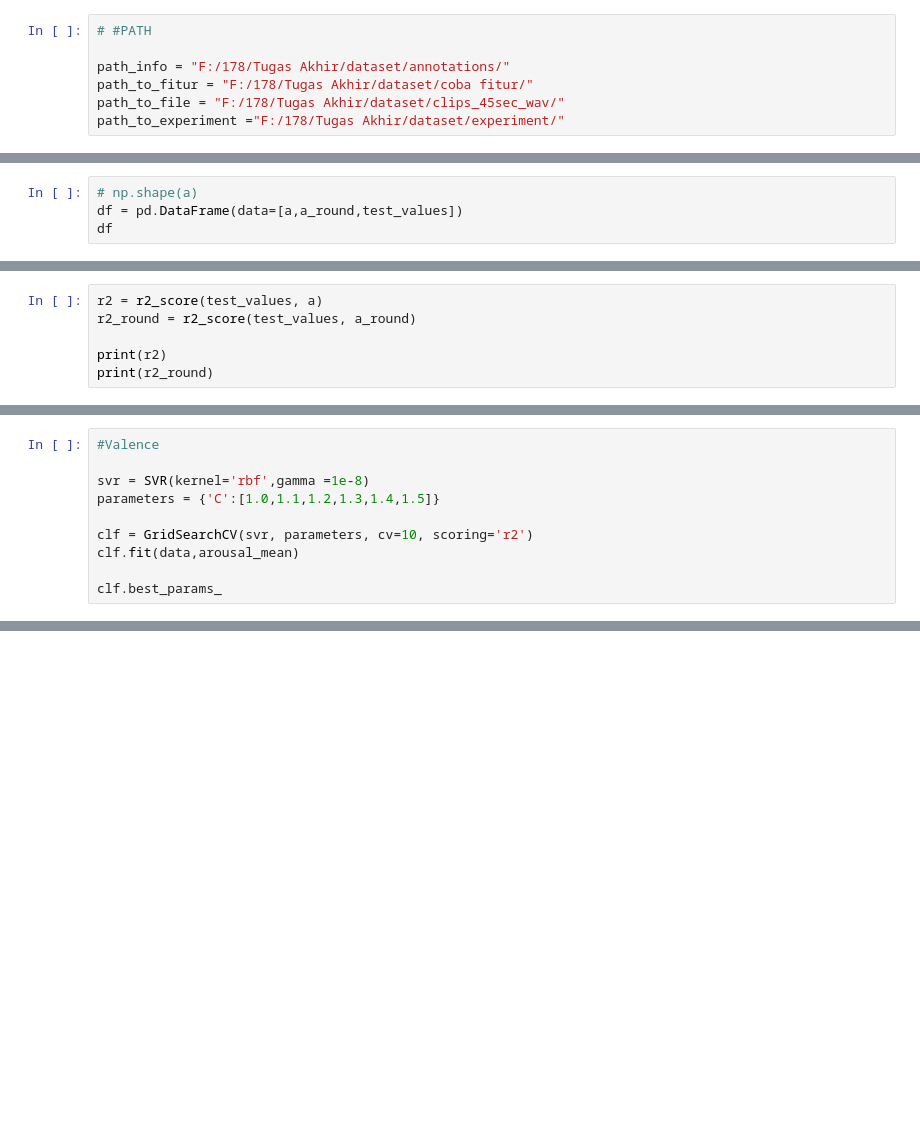
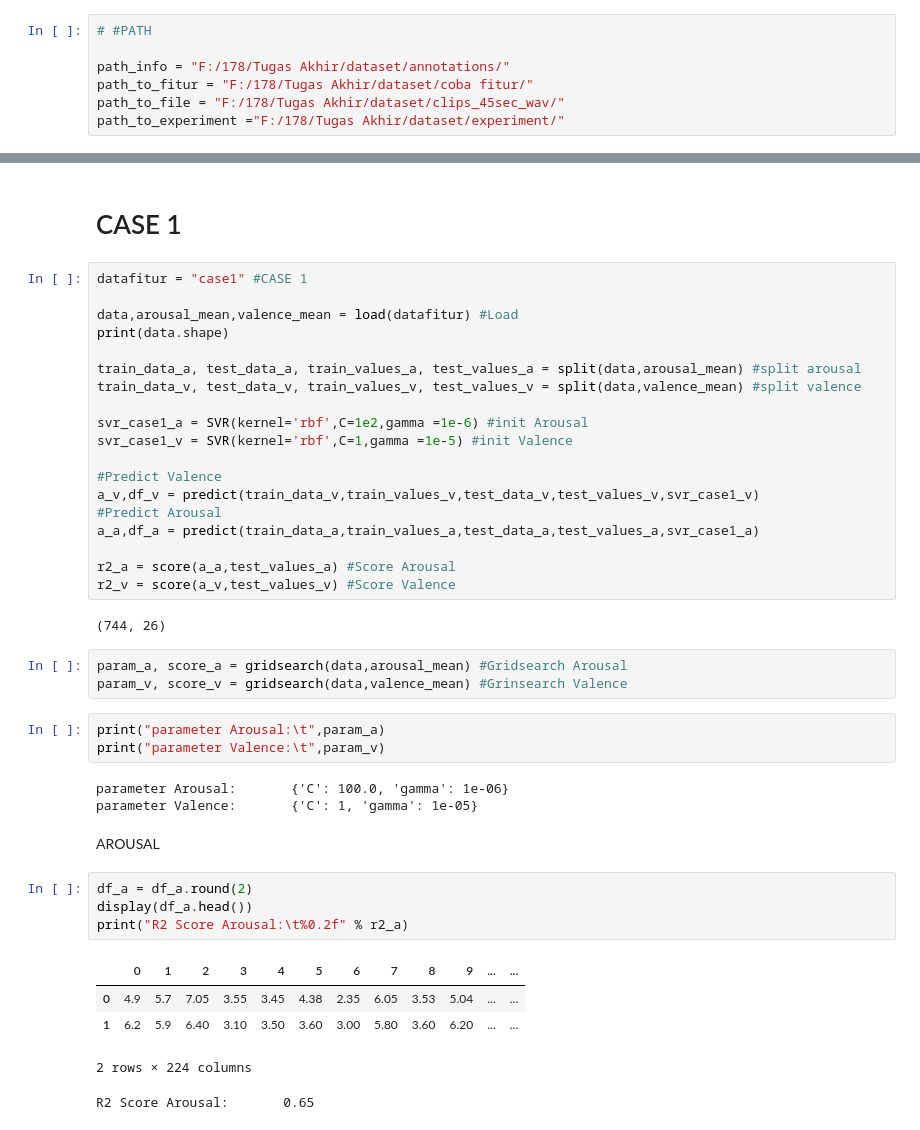
Before and after one commit to TegarSU/AsikYesAjigile, a Jupyter notebook: TrySVR.ipynb, the cells around one changed output, grey strips where cells are left out. Saved outputs shown, nothing was run; the diff lists cells and outputs as text; blank space fills up the shorter version.

```diff
--- a/TrySVR.ipynb
+++ b/TrySVR.ipynb
@@ -68,4 +18,0 @@ a_round = a.round(1)
-# %%
-# np.shape(a)
-df = pd.DataFrame(data=[a,a_round,test_values])
-df
@@ -78,6 +18,0 @@ df
-# %%
-r2 = r2_score(test_values, a)
-r2_round = r2_score(test_values, a_round)
-
-print(r2)
-print(r2_round)
@@ -102,10 +18,0 @@ clf.best_params_
-# %%
-#Valence
-
-svr = SVR(kernel='rbf',gamma =1e-8)
-parameters = {'C':[1.0,1.1,1.2,1.3,1.4,1.5]}
-
-clf = GridSearchCV(svr, parameters, cv=10, scoring='r2')
-clf.fit(data,arousal_mean)
-
-clf.best_params_
@@ -144,0 +62,44 @@ print("R2 Score Valence: %0.2f (+/- %0.2f)" % (scores_vm.mean(), scores_vm.std()
+# %% [markdown]
+# CASE 1
+# %%
+datafitur = "case1" #CASE 1
+
+data,arousal_mean,valence_mean = load(datafitur) #Load
+print(data.shape)
+
+train_data_a, test_data_a, train_values_a, test_values_a = split(data,arousal_mean) #split arousal
+train_data_v, test_data_v, train_values_v, test_values_v = split(data,valence_mean) #split valence
+
+svr_case1_a = SVR(kernel='rbf',C=1e2,gamma =1e-6) #init Arousal
+svr_case1_v = SVR(kernel='rbf',C=1,gamma =1e-5) #init Valence
+
+#Predict Valence
+a_v,df_v = predict(train_data_v,train_values_v,test_data_v,test_values_v,svr_case1_v)
+#Predict Arousal
+a_a,df_a = predict(train_data_a,train_values_a,test_data_a,test_values_a,svr_case1_a)
+
+r2_a = score(a_a,test_values_a) #Score Arousal
+r2_v = score(a_v,test_values_v) #Score Valence
+# %% [output]
+(744, 26)
+# %%
+param_a, score_a = gridsearch(data,arousal_mean) #Gridsearch Arousal
+param_v, score_v = gridsearch(data,valence_mean) #Grinsearch Valence
+# %%
+print("parameter Arousal:\t",param_a)
+print("parameter Valence:\t",param_v)
+# %% [output]
+parameter Arousal:       {'C': 100.0, 'gamma': 1e-06}
+parameter Valence:       {'C': 1, 'gamma': 1e-05}
+# %% [markdown]
+AROUSAL
+# %%
+df_a = df_a.round(2)
+display(df_a.head())
+print("R2 Score Arousal:\t%0.2f" % r2_a)
+# %% [output]
+|  | 0 | 1 | 2 | 3 | 4 | 5 | 6 | 7 | 8 | 9 | ... | ... |
+| 0 | 4.9 | 5.7 | 7.05 | 3.55 | 3.45 | 4.38 | 2.35 | 6.05 | 3.53 | 5.04 | ... | ... |
+| 1 | 6.2 | 5.9 | 6.40 | 3.10 | 3.50 | 3.60 | 3.00 | 5.80 | 3.60 | 6.20 | ... | ... |
+2 rows × 224 columns
+R2 Score Arousal:       0.65
```
Also changed, not shown: parts of 66 cells of this notebook, 5 other files.
